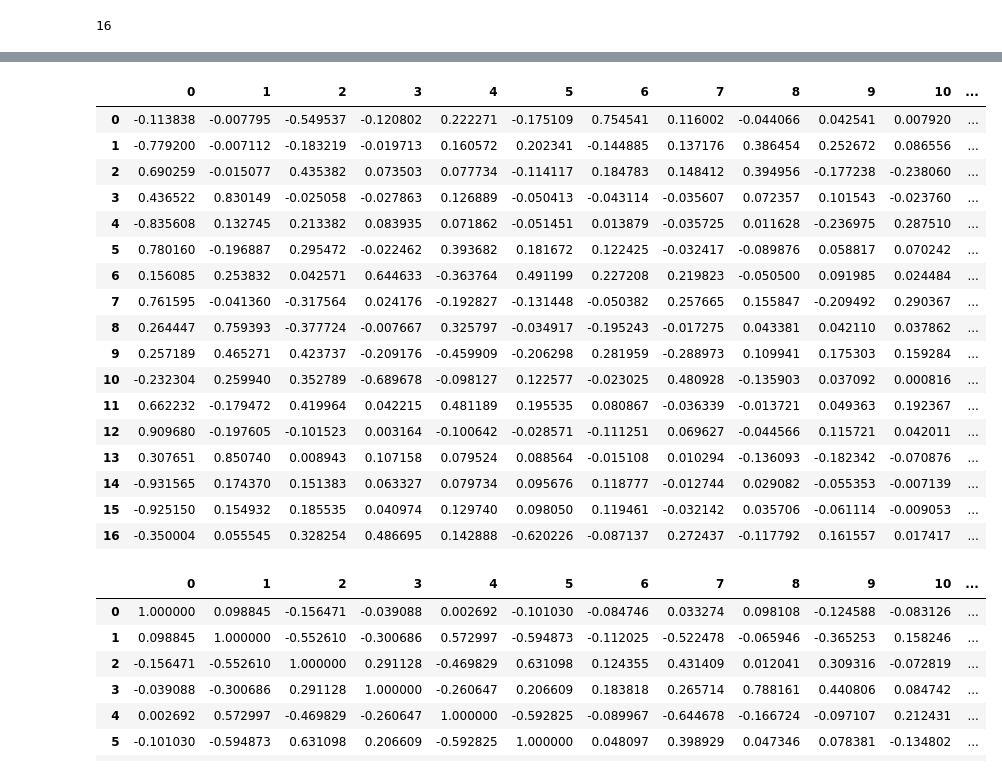
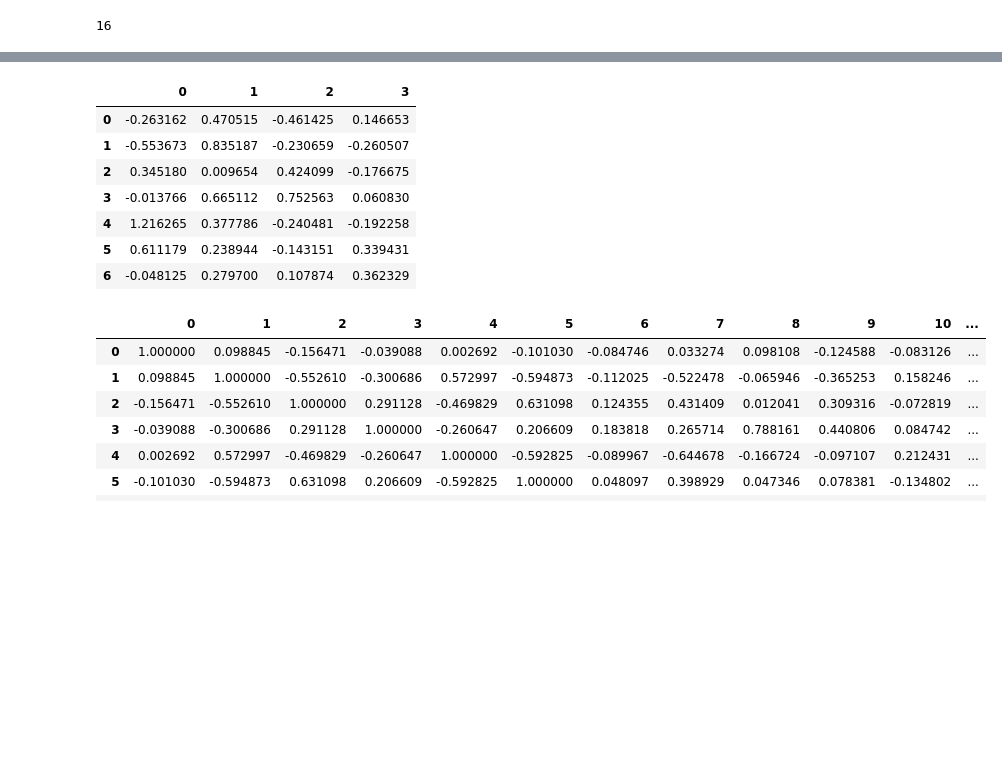
Before and after one commit to DavidGuzzi/MECMT04, a Jupyter notebook: problem_set_5/ps5.ipynb, the cells around one changed output, grey strips where cells are left out. Drawn from its saved outputs; the diff is of its cells as text; code cells hidden in the pictures; blank space fills up the shorter version.

```diff
--- a/problem_set_5/ps5.ipynb
+++ b/problem_set_5/ps5.ipynb
@@ -783,35 +795,31 @@ cndf
 | x15 | 0.090987 | 0.691661 | -0.544706 | -0.268571 | 0.816126 | -0.655877 | -0.023426 | -0.758446 | -0.167540 | -0.131225 | 0.257847 | ... |
 | x16 | 0.082685 | 0.689919 | -0.522229 | -0.276670 | 0.819290 | -0.612023 | -0.062265 | -0.777121 | -0.177963 | -0.137038 | 0.263467 | ... |
 | x17 | -0.082620 | 0.151596 | -0.040449 | -0.085284 | 0.395520 | -0.249795 | -0.011648 | -0.272710 | -0.098857 | -0.046110 | -0.060769 | ... |
+# %%
+import pandas as pd
+final = pd.read_excel(r"C:\Users\HP\OneDrive\Escritorio\David Guzzi\Github\MECMT04\TP AEM - database.xlsx")
+
+final.columns = [f"X{i}" for i in range(len(final.columns))]
+final = final.iloc[:,2:].values
 # %%
 from factor_analyzer import FactorAnalyzer
-fa = FactorAnalyzer(n_factors=17, method='principal', rotation=None, bounds=None, svd_method='lapack')  # Sin rotación
+fa = FactorAnalyzer(n_factors=4, method='minres', rotation=None, bounds=None)  # Sin rotación
 
 # Ajustar el análisis factorial a los datos
-model = fa.fit(ndf)
+model = fa.fit(final)
 
 # Obtener las cargas factoriales sin rotación
 factor_loadings = model.loadings_
 pd.DataFrame(factor_loadings)
 # %% [output]
-|  | 0 | 1 | 2 | 3 | 4 | 5 | 6 | 7 | 8 | 9 | 10 | ... |
-| 0 | -0.113838 | -0.007795 | -0.549537 | -0.120802 | 0.222271 | -0.175109 | 0.754541 | 0.116002 | -0.044066 | 0.042541 | 0.007920 | ... |
-| 1 | -0.779200 | -0.007112 | -0.183219 | -0.019713 | 0.160572 | 0.202341 | -0.144885 | 0.137176 | 0.386454 | 0.252672 | 0.086556 | ... |
-| 2 | 0.690259 | -0.015077 | 0.435382 | 0.073503 | 0.077734 | -0.114117 | 0.184783 | 0.148412 | 0.394956 | -0.177238 | -0.238060 | ... |
-| 3 | 0.436522 | 0.830149 | -0.025058 | -0.027863 | 0.126889 | -0.050413 | -0.043114 | -0.035607 | 0.072357 | 0.101543 | -0.023760 | ... |
-| 4 | -0.835608 | 0.132745 | 0.213382 | 0.083935 | 0.071862 | -0.051451 | 0.013879 | -0.035725 | 0.011628 | -0.236975 | 0.287510 | ... |
-| 5 | 0.780160 | -0.196887 | 0.295472 | -0.022462 | 0.393682 | 0.181672 | 0.122425 | -0.032417 | -0.089876 | 0.058817 | 0.070242 | ... |
-| 6 | 0.156085 | 0.253832 | 0.042571 | 0.644633 | -0.363764 | 0.491199 | 0.227208 | 0.219823 | -0.050500 | 0.091985 | 0.024484 | ... |
-| 7 | 0.761595 | -0.041360 | -0.317564 | 0.024176 | -0.192827 | -0.131448 | -0.050382 | 0.257665 | 0.155847 | -0.209492 | 0.290367 | ... |
-| 8 | 0.264447 | 0.759393 | -0.377724 | -0.007667 | 0.325797 | -0.034917 | -0.195243 | -0.017275 | 0.043381 | 0.042110 | 0.037862 | ... |
-| 9 | 0.257189 | 0.465271 | 0.423737 | -0.209176 | -0.459909 | -0.206298 | 0.281959 | -0.288973 | 0.109941 | 0.175303 | 0.159284 | ... |
-| 10 | -0.232304 | 0.259940 | 0.352789 | -0.689678 | -0.098127 | 0.122577 | -0.023025 | 0.480928 | -0.135903 | 0.037092 | 0.000816 | ... |
-| 11 | 0.662232 | -0.179472 | 0.419964 | 0.042215 | 0.481189 | 0.195535 | 0.080867 | -0.036339 | -0.013721 | 0.049363 | 0.192367 | ... |
-| 12 | 0.909680 | -0.197605 | -0.101523 | 0.003164 | -0.100642 | -0.028571 | -0.111251 | 0.069627 | -0.044566 | 0.115721 | 0.042011 | ... |
-| 13 | 0.307651 | 0.850740 | 0.008943 | 0.107158 | 0.079524 | 0.088564 | -0.015108 | 0.010294 | -0.136093 | -0.182342 | -0.070876 | ... |
-| 14 | -0.931565 | 0.174370 | 0.151383 | 0.063327 | 0.079734 | 0.095676 | 0.118777 | -0.012744 | 0.029082 | -0.055353 | -0.007139 | ... |
-| 15 | -0.925150 | 0.154932 | 0.185535 | 0.040974 | 0.129740 | 0.098050 | 0.119461 | -0.032142 | 0.035706 | -0.061114 | -0.009053 | ... |
-| 16 | -0.350004 | 0.055545 | 0.328254 | 0.486695 | 0.142888 | -0.620226 | -0.087137 | 0.272437 | -0.117792 | 0.161557 | 0.017417 | ... |
+|  | 0 | 1 | 2 | 3 |
+| 0 | -0.263162 | 0.470515 | -0.461425 | 0.146653 |
+| 1 | -0.553673 | 0.835187 | -0.230659 | -0.260507 |
+| 2 | 0.345180 | 0.009654 | 0.424099 | -0.176675 |
+| 3 | -0.013766 | 0.665112 | 0.752563 | 0.060830 |
+| 4 | 1.216265 | 0.377786 | -0.240481 | -0.192258 |
+| 5 | 0.611179 | 0.238944 | -0.143151 | 0.339431 |
+| 6 | -0.048125 | 0.279700 | 0.107874 | 0.362329 |
 # %%
 pd.DataFrame(model.corr_)
 # %% [output]
```
Also changed, not shown: parts of 3 cells of this notebook, 5 other files.
